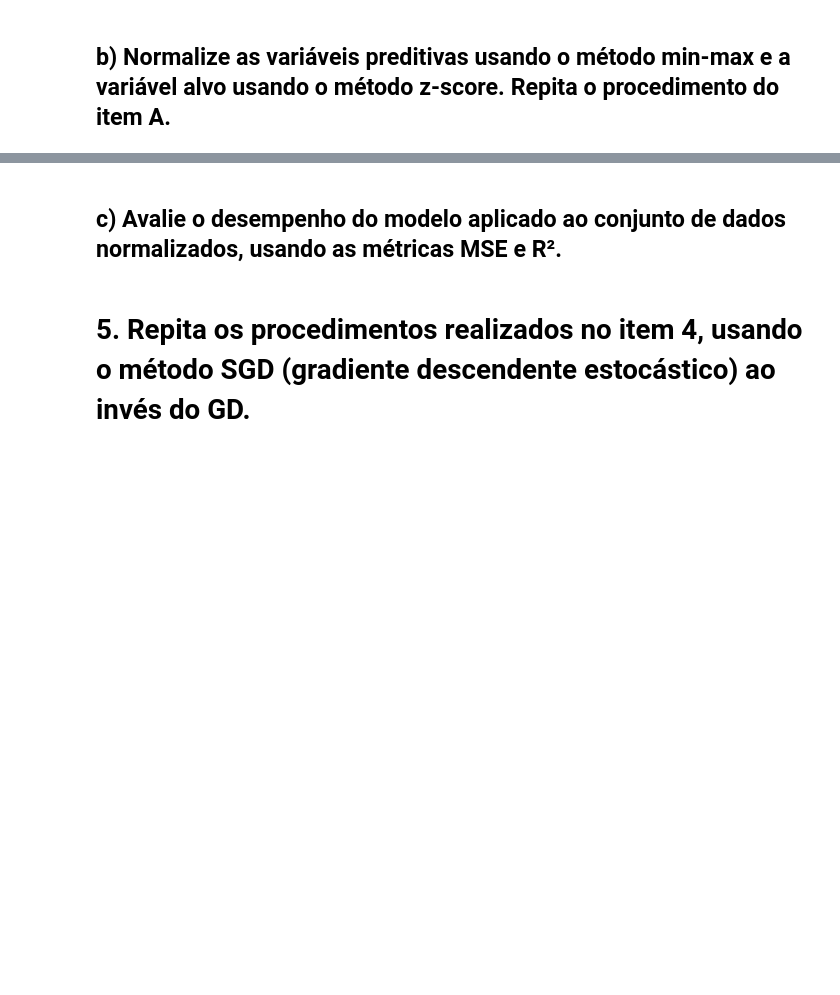
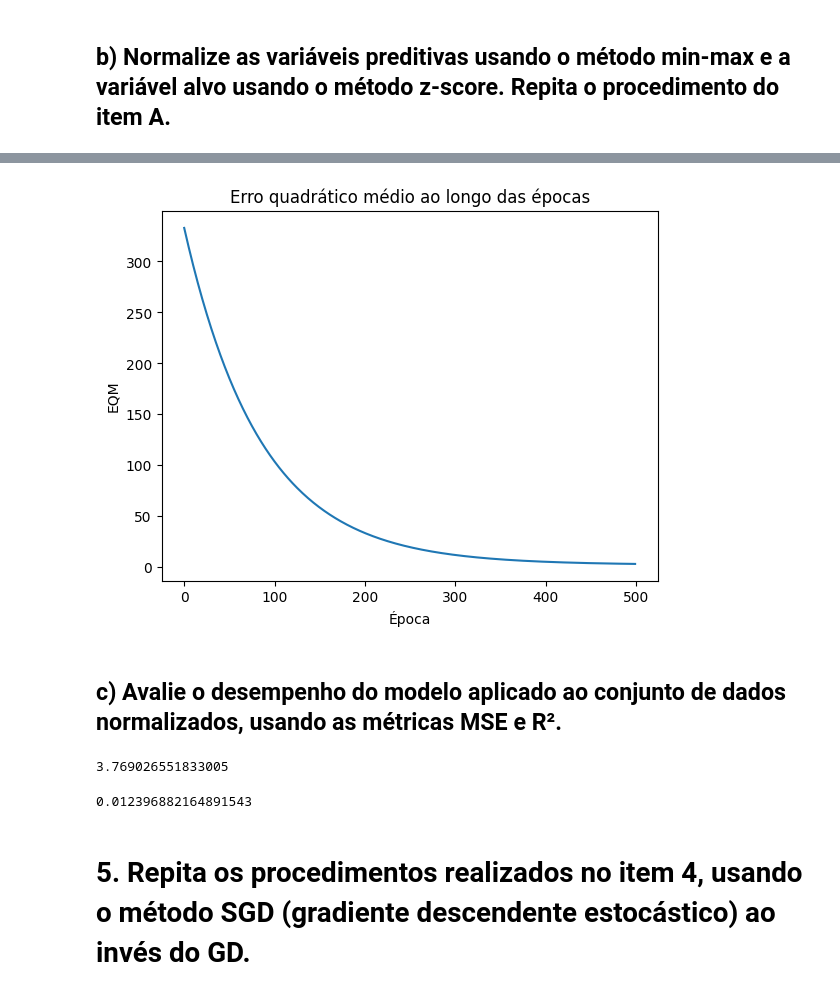
Before and after one commit to LuizGusQueiroz/Ciencia-de-Dados-UFC, a Jupyter notebook: Inteligencia Artificial/Lista_Computacional_1.ipynb, the cells around one changed output, grey strips where cells are left out. Cells and saved outputs as stored; diff of their text form; code cells hidden in the pictures; blank space fills up the shorter version.

```diff
--- a/Inteligencia Artificial/Lista_Computacional_1.ipynb
+++ b/Inteligencia Artificial/Lista_Computacional_1.ipynb
@@ -290,0 +315,15 @@ plt.show()
+# %%
+def normalizacao_z_score(coluna: Iterable) -> np.array:
+    """
+    Normaliza uma coluna usando o método z-score.
+    Args:
+        coluna (Iterable): Coluna a ser normalizada.
+    Returns:
+        np.array: Coluna normalizada.
+    """
+    coluna = np.array(coluna)
+    mean: float = np.mean(coluna)  # Média
+    std: float = np.std(coluna)  # Desvio padrão
+    coluna_normalizada: np.array = (coluna - mean) / std  # Cálculo do Z-score
+
+    return coluna_normalizada
@@ -290,0 +332,13 @@ plt.show()
+# %%
+train_norm = train.copy()
+test_norm = test.copy()
+# %%
+target = 'price'
+features = [feature for feature in train.columns if feature != target]
+# Aplica a normalização min-max nas features
+for feature in features:
+    train_norm[feature] = normalizacao_min_max(train[feature])
+    test_norm[feature] = normalizacao_min_max(test[feature])
+# Aplica a normalização Z-score na coluna target.
+train_norm[target] = normalizacao_z_score(train[target])
+test_norm[target] = normalizacao_z_score(test[target])
@@ -290,0 +347,2 @@ plt.show()
+# %%
+eqm, w0, w = regressao_linear_gd(train_norm, 'price', epochs=500)
@@ -291,2 +360,10 @@ plt.show()
+# %%
+plt.plot(eqm)
+plt.xlabel('Época')
+plt.ylabel('EQM')
+plt.title('Erro quadrático médio ao longo das épocas')
+plt.show()
+# %% [output]
+[figure, added]
 # %% [markdown]
 ## c) Avalie o desempenho do modelo aplicado ao conjunto de dados normalizados, usando as métricas MSE e R².
@@ -293,3 +373,11 @@ plt.show()
+# %%
+mse(y, y_pred)
+# %% [output]
+3.769026551833005
+# %%
+r2(y, y_pred)
+# %% [output]
+0.012396882164891543
 # %% [markdown]
 # 5. Repita os procedimentos realizados no item 4, usando o método SGD (gradiente descendente estocástico) ao invés do GD.
 # %% [markdown]
```
Also changed, not shown: parts of 16 cells of this notebook.
